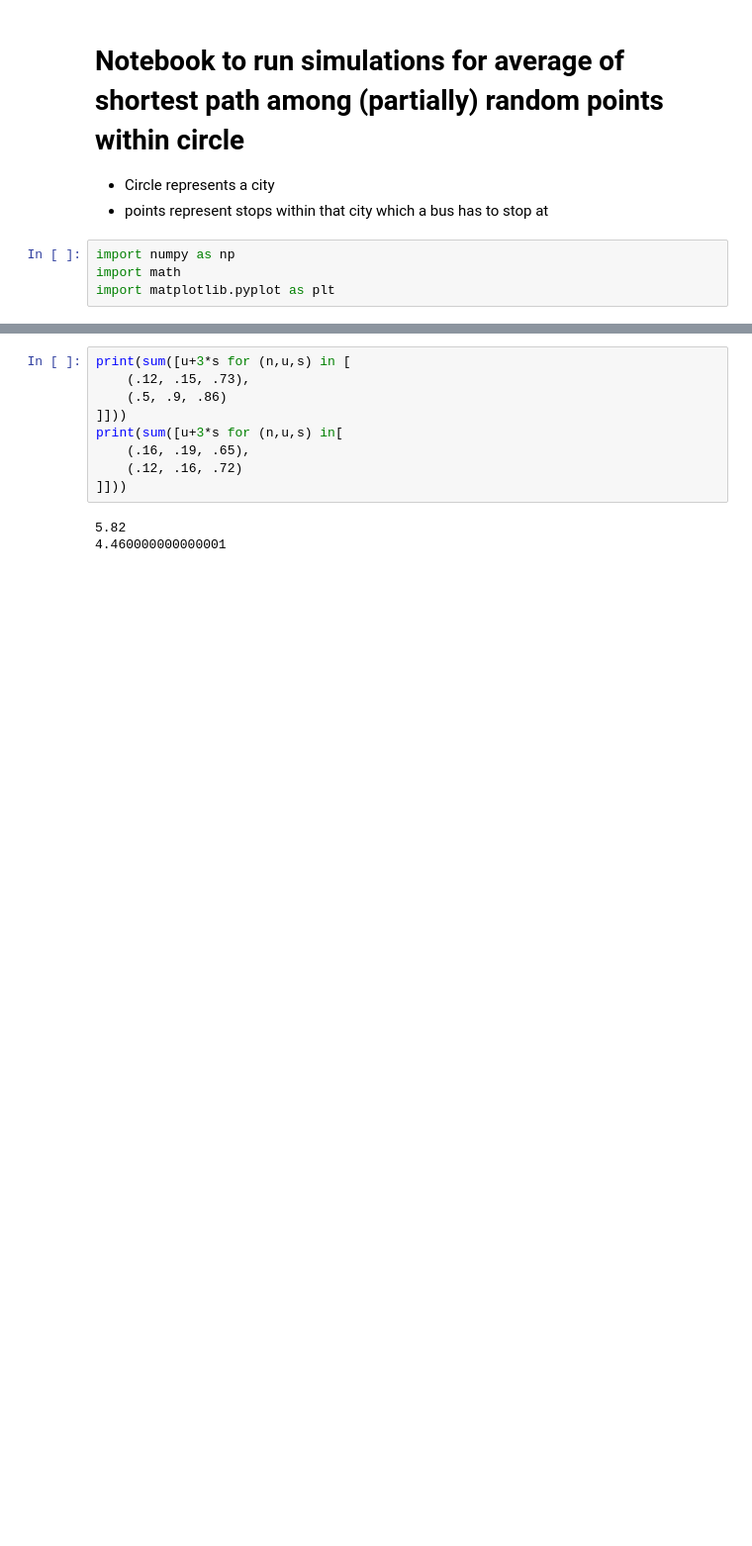
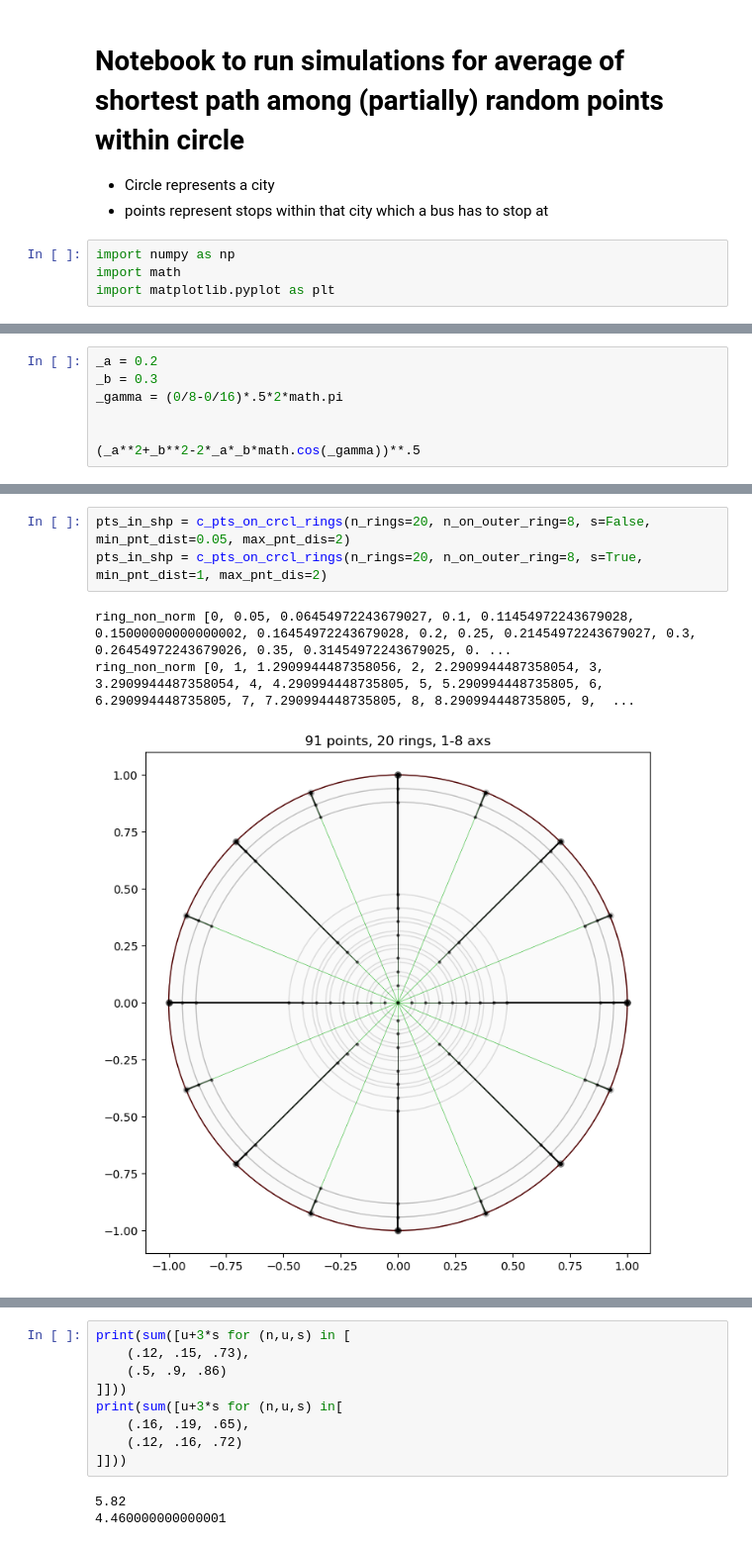
Before and after one commit to maximylius/drt_guesstimates, a Jupyter notebook: circleDistance.ipynb, the cells around one changed output, grey strips where cells are left out. Shown at 99% size. Saved outputs shown, nothing was run; the diff lists cells and outputs as text; blank space fills up the shorter version.

```diff
--- a/circleDistance.ipynb
+++ b/circleDistance.ipynb
@@ -54,0 +9,7 @@ flex_npts_per_ring([.125, .375, .625, .875])
+# %%
+_a = 0.2
+_b = 0.3
+_gamma = (0/8-0/16)*.5*2*math.pi
+
+
+(_a**2+_b**2-2*_a*_b*math.cos(_gamma))**.5
@@ -54,0 +223,7 @@ flex_npts_per_ring([.125, .375, .625, .875])
+# %%
+pts_in_shp = c_pts_on_crcl_rings(n_rings=20, n_on_outer_ring=8, s=False, min_pnt_dist=0.05, max_pnt_dis=2)
+pts_in_shp = c_pts_on_crcl_rings(n_rings=20, n_on_outer_ring=8, s=True, min_pnt_dist=1, max_pnt_dis=2)
+# %% [output]
+ring_non_norm [0, 0.05, 0.06454972243679027, 0.1, 0.11454972243679028, 0.15000000000000002, 0.16454972243679028, 0.2, 0.25, 0.21454972243679027, 0.3, 0.26454972243679026, 0.35, 0.31454972243679025, 0. ...
+ring_non_norm [0, 1, 1.2909944487358056, 2, 2.2909944487358054, 3, 3.2909944487358054, 4, 4.290994448735805, 5, 5.290994448735805, 6, 6.290994448735805, 7, 7.290994448735805, 8, 8.290994448735805, 9,  ...
+[figure, added]
```
Also changed, not shown: parts of 15 cells of this notebook.
